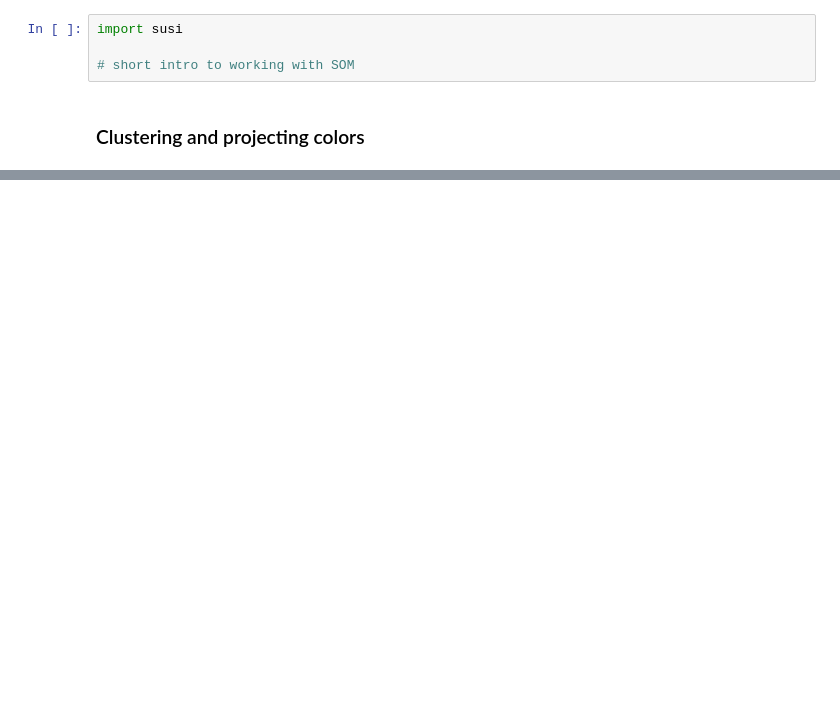
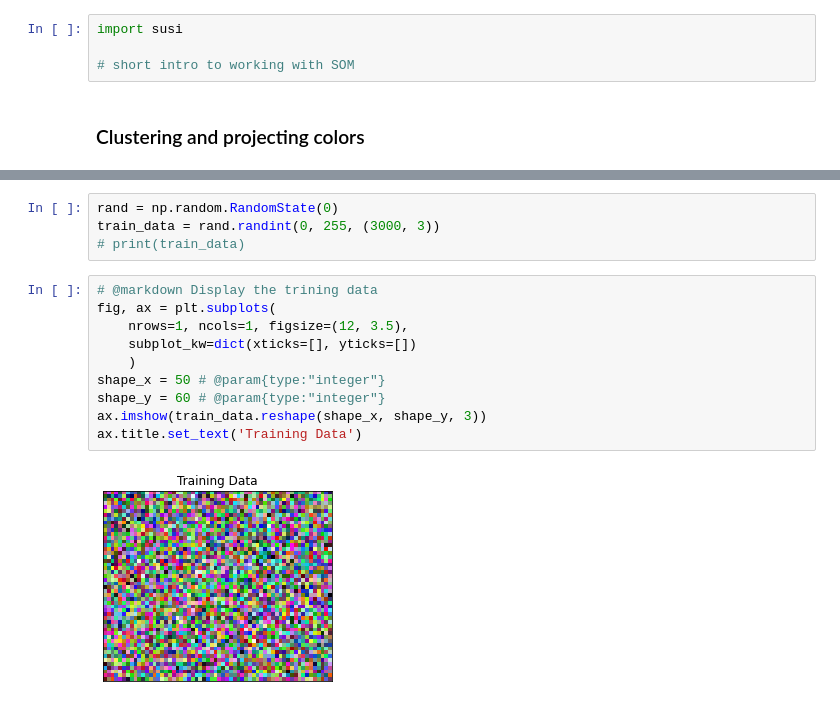
Before and after one commit to jazoza/mad, a Jupyter notebook: 01_MAD_intro_python_SOM.ipynb, the cells around one changed output, grey strips where cells are left out. Drawn from its saved outputs; the diff is of its cells as text; blank space fills up the shorter version.

```diff
--- a/01_MAD_intro_python_SOM.ipynb
+++ b/01_MAD_intro_python_SOM.ipynb
@@ -27,0 +264,16 @@ import susi
+# %%
+rand = np.random.RandomState(0)
+train_data = rand.randint(0, 255, (3000, 3))
+# print(train_data)
+# %%
+# @markdown Display the trining data
+fig, ax = plt.subplots(
+    nrows=1, ncols=1, figsize=(12, 3.5),
+    subplot_kw=dict(xticks=[], yticks=[])
+    )
+shape_x = 50 # @param{type:"integer"}
+shape_y = 60 # @param{type:"integer"}
+ax.imshow(train_data.reshape(shape_x, shape_y, 3))
+ax.title.set_text('Training Data')
+# %% [output]
+[figure, added]
```
Also changed, not shown: parts of 59 cells of this notebook.
